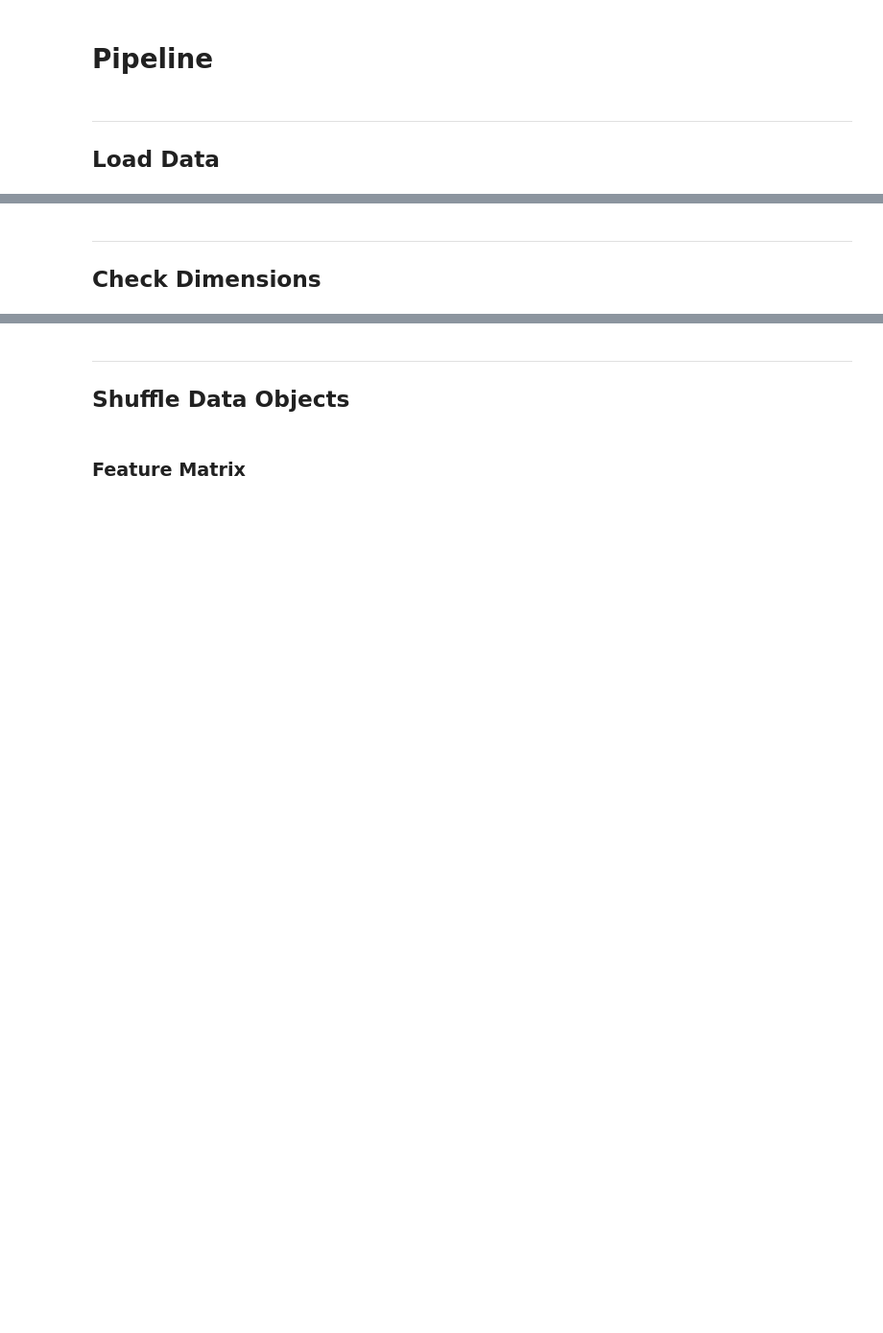
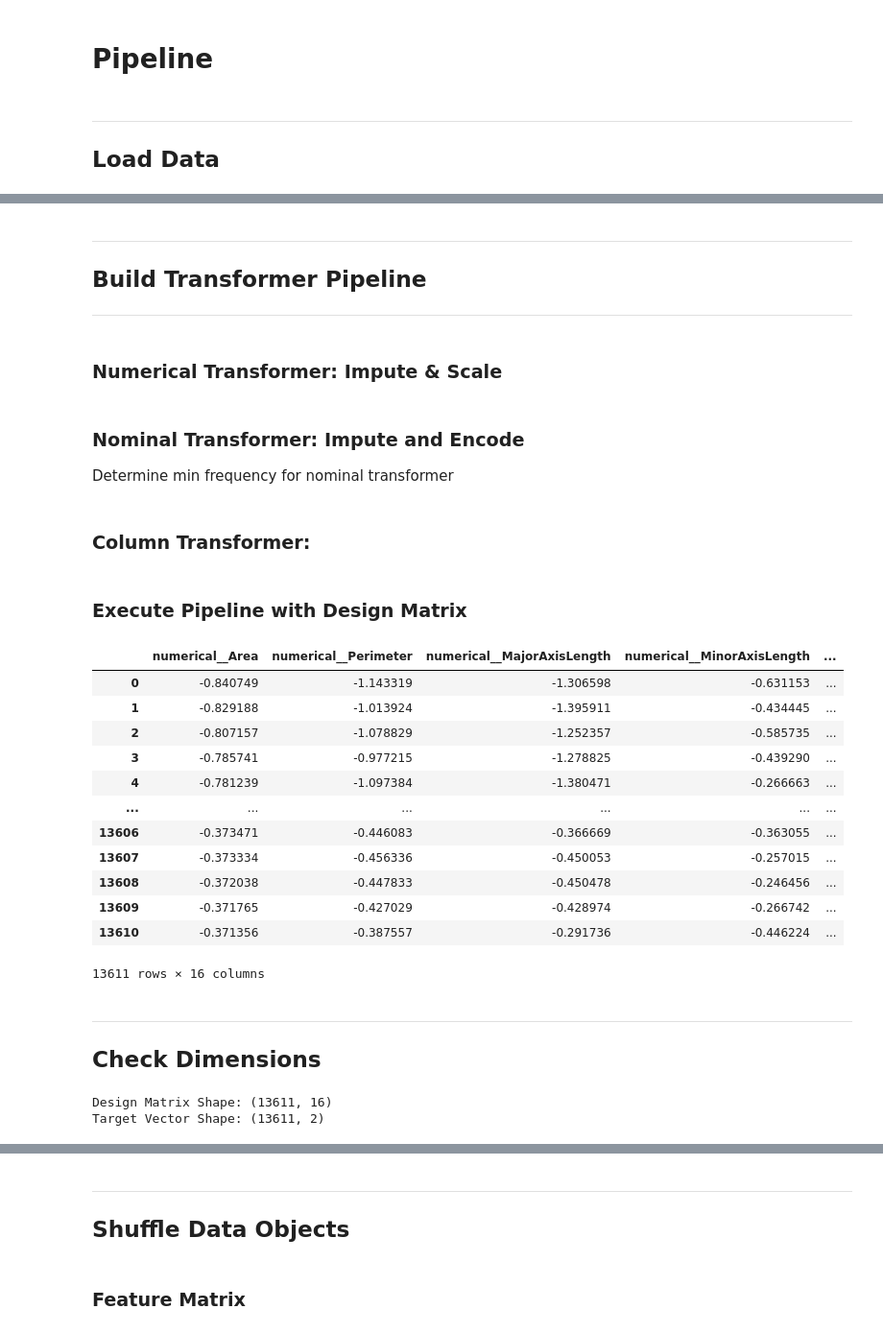
Before and after one commit to mmkke/DS5230_clustering_project, a Jupyter notebook: notebooks/ds5230_phase3_clustering_pipline.ipynb, the cells around one changed output, grey strips where cells are left out. Shown: that part at 96% size. Drawn from its saved outputs; the diff is of its cells as text; code cells hidden in the pictures; blank space fills up the shorter version.

```diff
--- a/notebooks/ds5230_phase3_clustering_pipline.ipynb
+++ b/notebooks/ds5230_phase3_clustering_pipline.ipynb
@@ -305,0 +563,8 @@ target_vector = pd.read_csv( data_path + target_file, index_col=0)
+# %% [markdown]
+___
+
+## Build Transformer Pipeline
+
+___
+# %% [markdown]
+### Numerical Transformer: Impute & Scale
@@ -305,0 +579,3 @@ target_vector = pd.read_csv( data_path + target_file, index_col=0)
+# %% [markdown]
+### Nominal Transformer: Impute and Encode
+Determine min frequency for nominal transformer
@@ -305,0 +596,2 @@ target_vector = pd.read_csv( data_path + target_file, index_col=0)
+# %% [markdown]
+### Column Transformer:
@@ -305,0 +605,2 @@ target_vector = pd.read_csv( data_path + target_file, index_col=0)
+# %% [markdown]
+### Execute Pipeline with Design Matrix
@@ -306,12 +614,32 @@ target_vector = pd.read_csv( data_path + target_file, index_col=0)
+# %%
+# display transfored dataframe
+trans_df
+# %% [output]
+|  | numerical__Area | numerical__Perimeter | numerical__MajorAxisLength | numerical__MinorAxisLength | ... |
+| 0 | -0.840749 | -1.143319 | -1.306598 | -0.631153 | ... |
+| 1 | -0.829188 | -1.013924 | -1.395911 | -0.434445 | ... |
+| 2 | -0.807157 | -1.078829 | -1.252357 | -0.585735 | ... |
+| 3 | -0.785741 | -0.977215 | -1.278825 | -0.439290 | ... |
+| 4 | -0.781239 | -1.097384 | -1.380471 | -0.266663 | ... |
+| ... | ... | ... | ... | ... | ... |
+| 13606 | -0.373471 | -0.446083 | -0.366669 | -0.363055 | ... |
+| 13607 | -0.373334 | -0.456336 | -0.450053 | -0.257015 | ... |
+| 13608 | -0.372038 | -0.447833 | -0.450478 | -0.246456 | ... |
+| 13609 | -0.371765 | -0.427029 | -0.428974 | -0.266742 | ... |
+| 13610 | -0.371356 | -0.387557 | -0.291736 | -0.446224 | ... |
+13611 rows × 16 columns
 # %% [markdown]
 ___
 
 ## Check Dimensions
 # %%
-assert len(design_matrix) == len(target_vector)
+assert len(trans_df) == len(target_vector)
 
-print("Design Matrix Shape:", design_matrix.shape)
+print("Design Matrix Shape:", trans_df.shape)
 print("Target Vector Shape:", target_vector.shape)
+# %% [output]
+Design Matrix Shape: (13611, 16)
+Target Vector Shape: (13611, 2)
 # %%
 # relable target vector, we can go back an change this later
 target_vector = target_vector.rename(columns={'id': 'ID', 'target_encoded': 'Target'})
```
Also changed, not shown: parts of 36 cells of this notebook, 2 other files.
